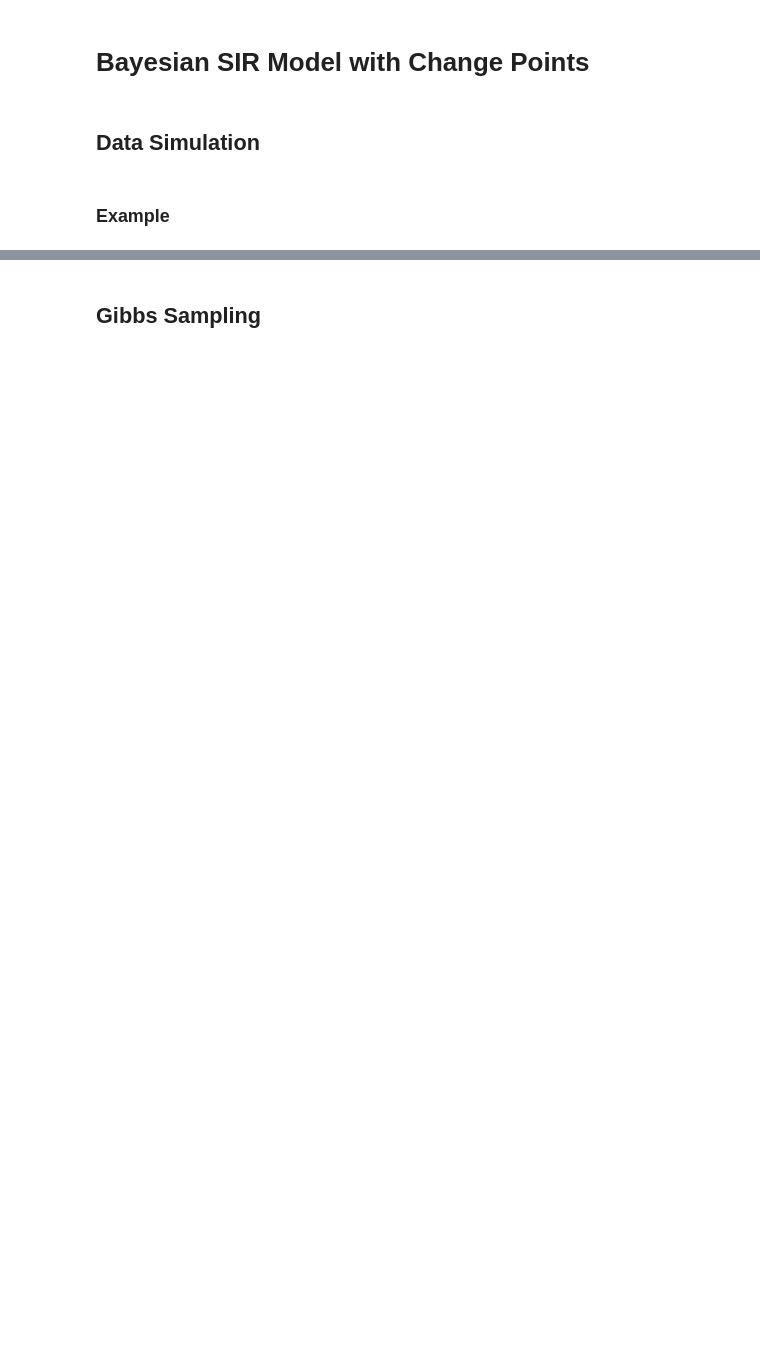
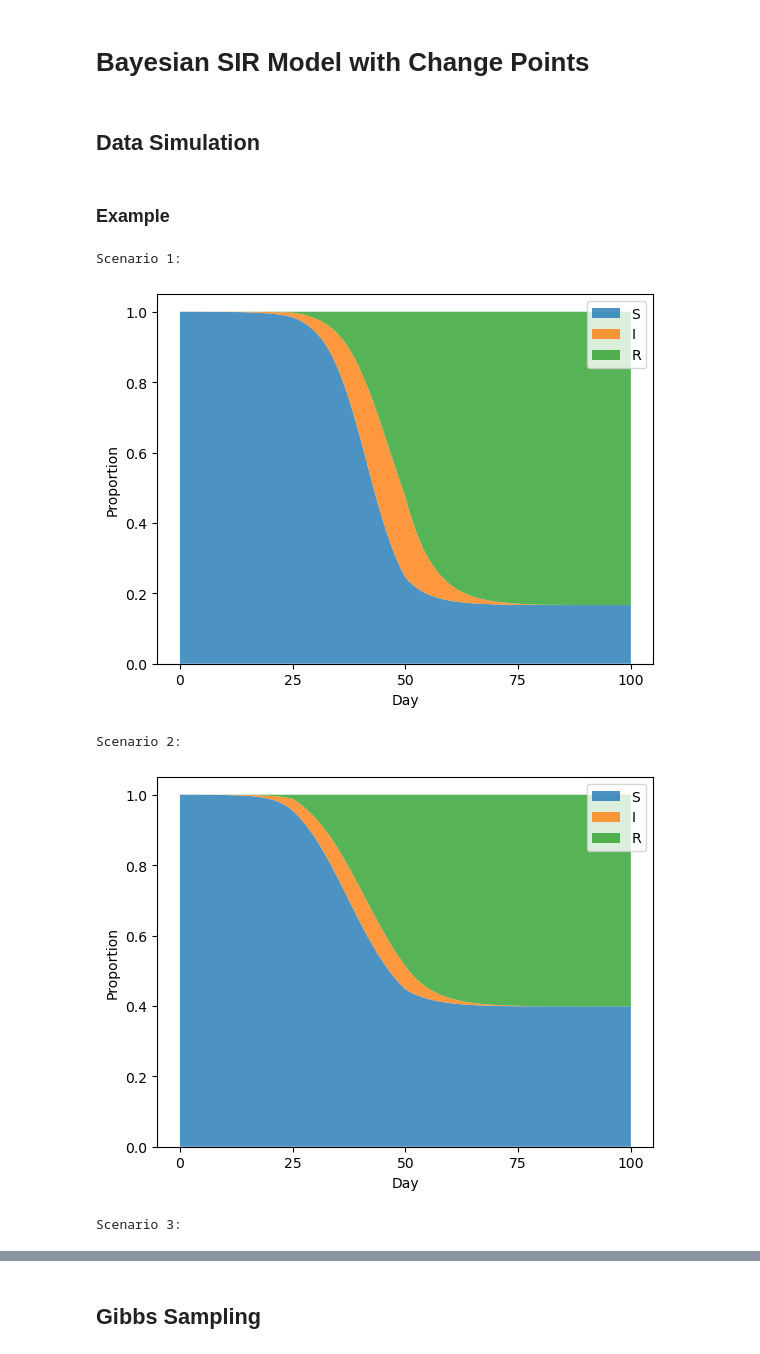
Before and after one commit to enlupi/SIR-Model-Change-Points, a Jupyter notebook: SIR.ipynb, the cells around one changed output, grey strips where cells are left out. Saved outputs shown, nothing was run; the diff lists cells and outputs as text; code cells hidden in the pictures; blank space fills up the shorter version.

```diff
--- a/SIR.ipynb
+++ b/SIR.ipynb
@@ -76,7 +76,7 @@ def plot_SRI(S, I, R, sc=0, d=None, start_cond=(999_950, 50, 0), tot=1_000_000,
 # %% [markdown]
 ### Example
 # %%
-T = 100
+T_max = 100
 N = 1_000_000
 
 chg_pt = np.array([26, 51, 76])
@@ -92,7 +92,13 @@ R0 = 0
 
 n_datasets = 100
 # %%
-Delta_I, Delta_R, S, I, R =  sim_dataset(chg_pt, scenarios, T, S0, I0, R0, n_datasets)
-#for i in range(len(scenarios)):
- #   print(f"Scenario {i+1}:")
-#    plot_SRI(S, I, R, sc=i)
+Delta_I, Delta_R, S, I, R =  sim_dataset(chg_pt, scenarios, T_max, S0, I0, R0, n_datasets)
+for i in range(len(scenarios)):
+    print(f"Scenario {i+1}:")
+    plot_SRI(S, I, R, sc=i)
+# %% [output]
+Scenario 1:
+[figure, added]
+Scenario 2:
+[figure, added]
+Scenario 3:
```
Also changed, not shown: parts of 14 cells of this notebook.
